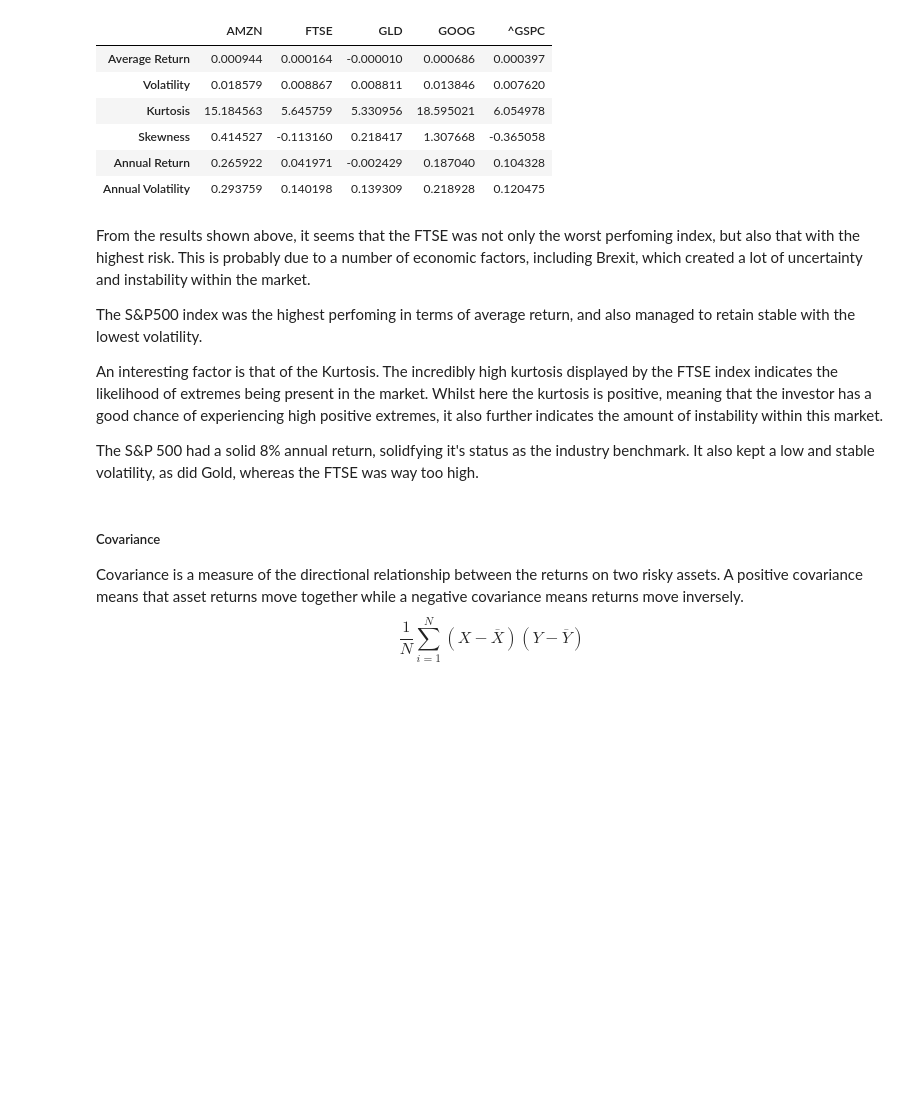
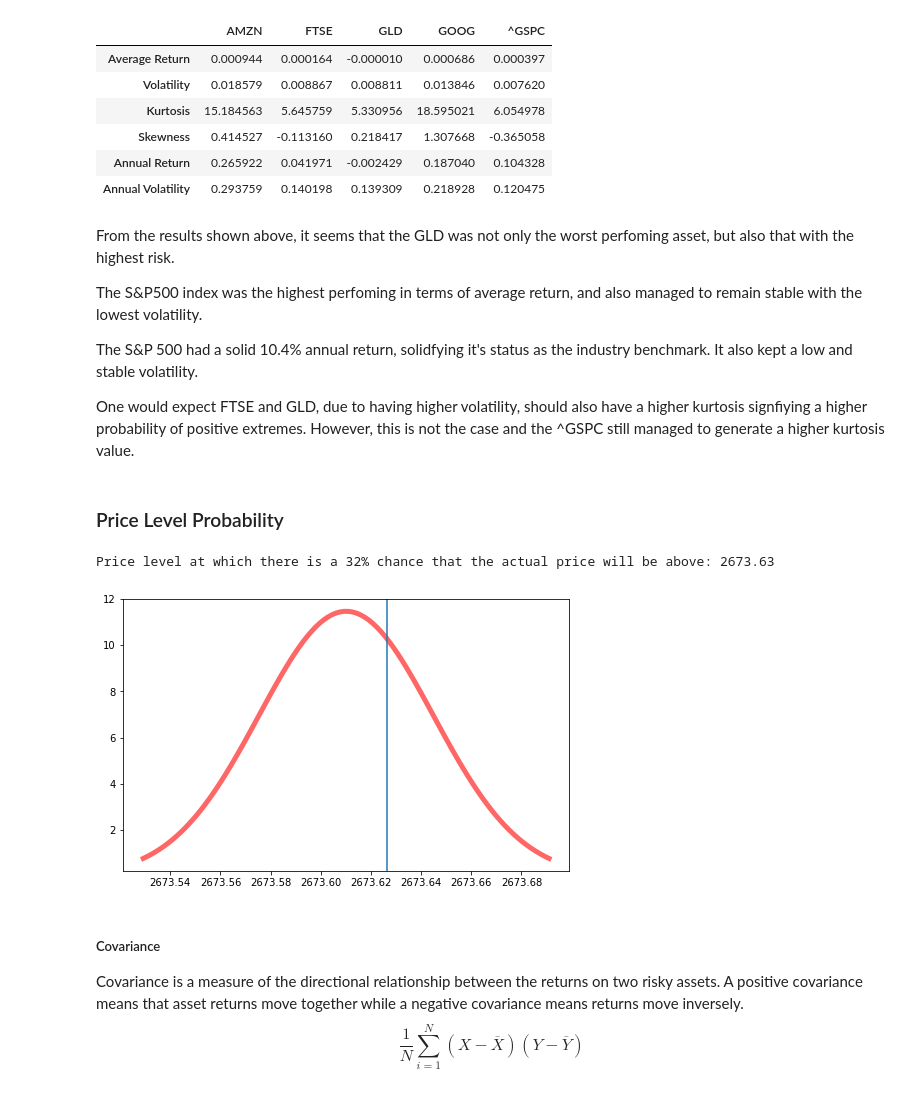
Before and after one commit to andcachia/Financial-Engineering, a Jupyter notebook: Instrument Analysis/Instrument Analysis.ipynb, the cells around one changed output. Drawn from its saved outputs; the diff is of its cells as text; code cells hidden in the pictures; blank space fills up the shorter version.

```diff
--- a/Instrument Analysis/Instrument Analysis.ipynb
+++ b/Instrument Analysis/Instrument Analysis.ipynb
@@ -20,7 +21,7 @@ Retrieving daily closing price data for the following stocks:
 - Google [GOOG]
 - Amazon [AMZN]
 # %%
-ftse = pd.read_csv('Assignment/ftse-100.csv', parse_dates=True,index_col=0, date_parser=lambda x: pd.to_datetime(x).strftime("%d/%m/%Y"))
+ftse = pd.read_csv('ftse-100.csv', parse_dates=True,index_col=0, date_parser=lambda x: pd.to_datetime(x).strftime("%d/%m/%Y"))
 ftse = ftse['FTSE 100']
 ftse.head()
 # %% [output]
@@ -166,13 +167,13 @@ volatility = std_dev(returns, avg_return)
 dkurtosis = kurtosis(returns, avg_return)
 dskewness = skewness(returns, avg_return)
 
-#annual_return = (avg_return * 250) * 100
+#annual_return = (avg_return * 250)# * 100
 annual_return = (((1 + avg_return)**250 - 1)) # * 100)
 annual_volatility = annualVolatility(volatility)
 
 I = pd.Index(["Average Return", "Volatility", "Kurtosis", "Skewness", "Annual Return", "Annual Volatility"])
-data = [avg_return.to_dict(), volatility, dkurtosis, dskewness, annual_return.to_dict(), annual_volatility]
-pd.DataFrame(data, index=I)
+moments = [avg_return.to_dict(), volatility, dkurtosis, dskewness, annual_return.to_dict(), annual_volatility]
+pd.DataFrame(moments, index=I)
 # %% [output]
 |  | AMZN | FTSE | GLD | GOOG | ^GSPC |
 | Average Return | 0.000944 | 0.000164 | -0.000010 | 0.000686 | 0.000397 |
@@ -182,13 +183,34 @@ pd.DataFrame(data, index=I)
 | Annual Return | 0.265922 | 0.041971 | -0.002429 | 0.187040 | 0.104328 |
 | Annual Volatility | 0.293759 | 0.140198 | 0.139309 | 0.218928 | 0.120475 |
 # %% [markdown]
-From the results shown above, it seems that the FTSE was not only the worst perfoming index, but also that with the highest risk. This is probably due to a number of economic factors, including Brexit, which created a lot of uncertainty and instability within the market.
+From the results shown above, it seems that the GLD was not only the worst perfoming asset, but also that with the highest risk.
 
-The S&P500 index was the highest perfoming in terms of average return, and also managed to retain stable with the lowest volatility.
+The S&P500 index was the highest perfoming in terms of average return, and also managed to remain stable with the lowest volatility.
 
-An interesting factor is that of the Kurtosis. The incredibly high kurtosis displayed by the FTSE index indicates the likelihood of extremes being present in the market. Whilst here the kurtosis is positive, meaning that the investor has a good chance of experiencing high positive extremes, it also further indicates the amount of instability within this market.
+The S&P 500 had a solid 10.4% annual return, solidfying it's status as the industry benchmark. It also kept a low and stable volatility.
 
-The S&P 500 had a solid 8% annual return, solidfying it's status as the industry benchmark. It also kept a low and stable volatility, as did Gold, whereas the FTSE was way too high.
+One would expect FTSE and GLD, due to having higher volatility, should also have a higher kurtosis signfiying a higher probability of positive extremes. However, this is not the case and the ^GSPC still managed to generate a higher kurtosis value.
+# %% [markdown]
+### Price Level Probability
+# %%
+fig, ax = plt.subplots(1, 1,figsize=(8,5))
+
+#Calculate normal distribution using mean S&P500 price, and annual volatility / 12 as the Std Deviation
+sp_mean = data['^GSPC'].iloc[-1]
+sp_vol = volatility['^GSPC'] * np.sqrt(250/12)
+n = norm(sp_mean, sp_vol)
+result = n.ppf(1 - 0.32)
+
+#Draw distribution and line at 32%
+x = np.linspace(n.ppf(0.01),n.ppf(0.99), 100)
+ax.plot(x, n.pdf(x), 'r-', lw=5, alpha=0.6, label='norm pdf')
+ax.ticklabel_format(useOffset=False, style='plain')
+ax.axvline(x=n.ppf(1 - 0.32))
+
+print("Price level at which there is a 32% chance that the actual price will be above: {0:.2f}".format(result))
+# %% [output]
+Price level at which there is a 32% chance that the actual price will be above: 2673.63
+[figure, added]
 # %% [markdown]
 ##### Covariance
 Covariance is a measure of the directional relationship between the returns on two risky assets. A positive covariance means that asset returns move together while a negative covariance means returns move inversely.
```
Also changed, not shown: parts of 2 cells of this notebook.
